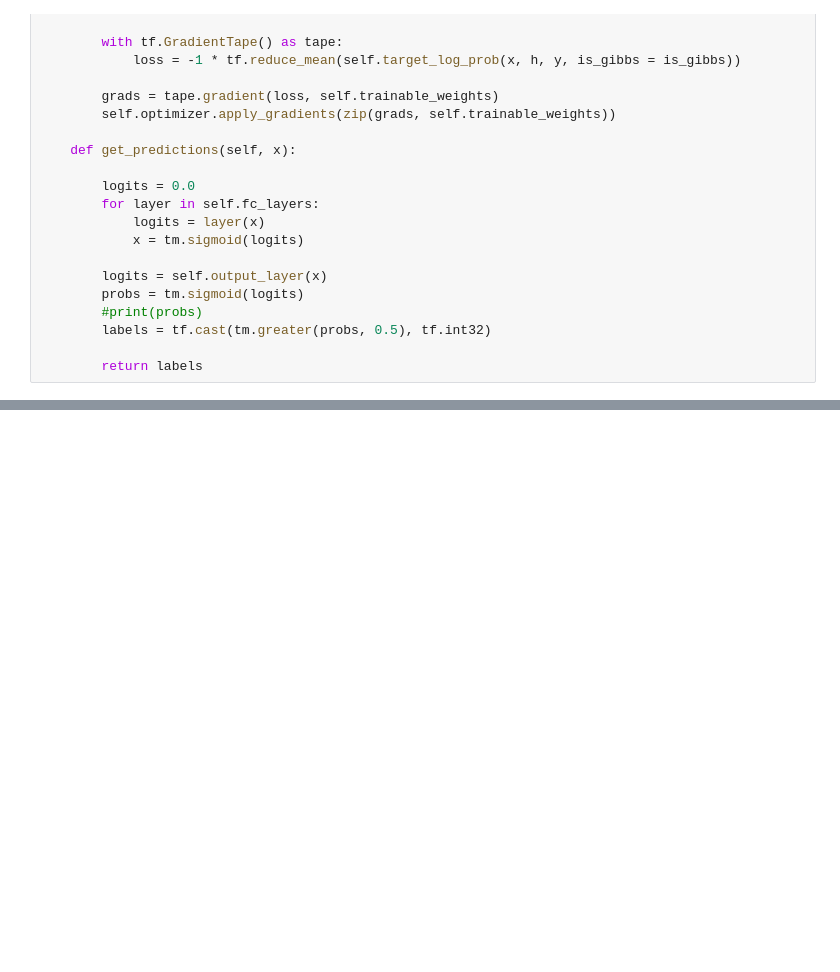
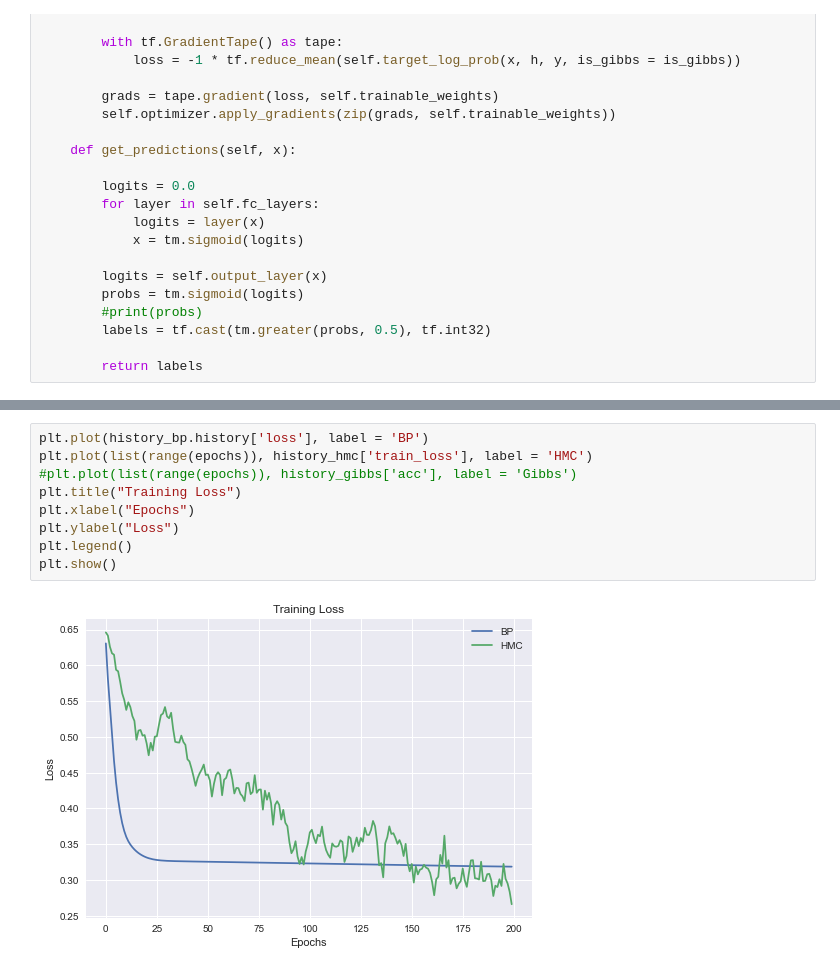
Before and after one commit to dnn-mcmc/dnn-mcmc, a Jupyter notebook: experiments/makemoon.ipynb, the cells around one changed output, grey strips where cells are left out. Drawn from its saved outputs; the diff is of its cells as text; blank space fills up the shorter version.

```diff
--- a/experiments/makemoon.ipynb
+++ b/experiments/makemoon.ipynb
@@ -347,0 +392,11 @@ Epoch 500/500
+# %%
+plt.plot(history_bp.history['loss'], label = 'BP')
+plt.plot(list(range(epochs)), history_hmc['train_loss'], label = 'HMC')
+#plt.plot(list(range(epochs)), history_gibbs['acc'], label = 'Gibbs')
+plt.title("Training Loss")
+plt.xlabel("Epochs")
+plt.ylabel("Loss")
+plt.legend()
+plt.show()
+# %% [output]
+[figure, added]
```
Also changed, not shown: parts of 8 cells of this notebook, 2 other files.
